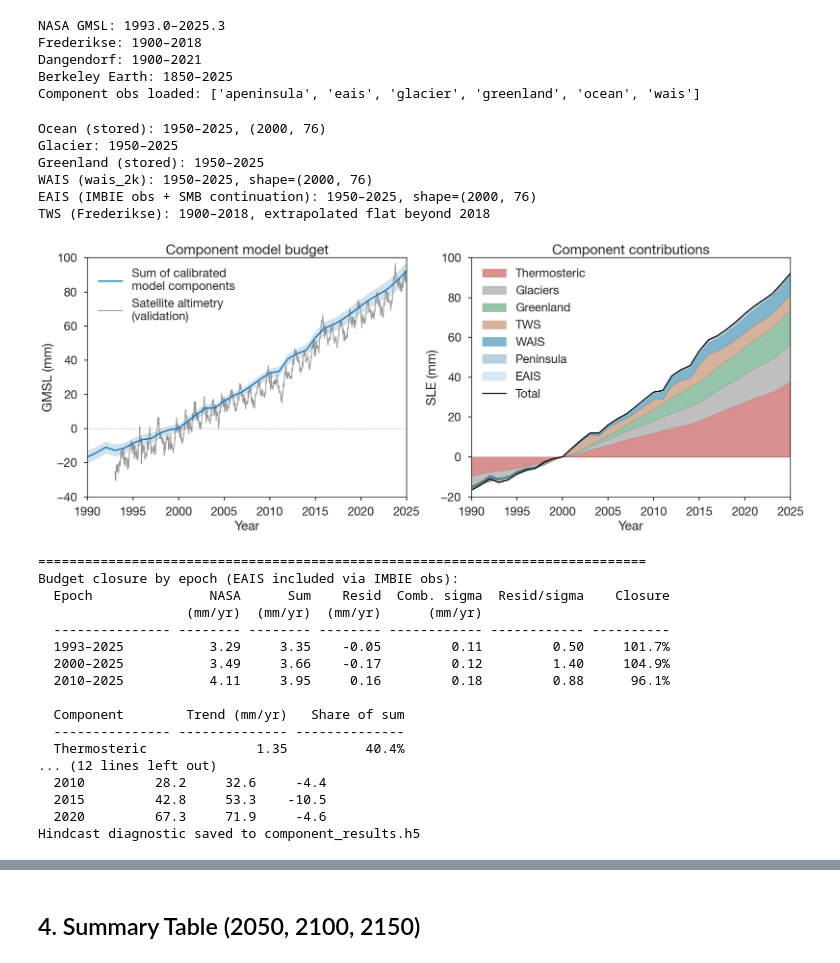
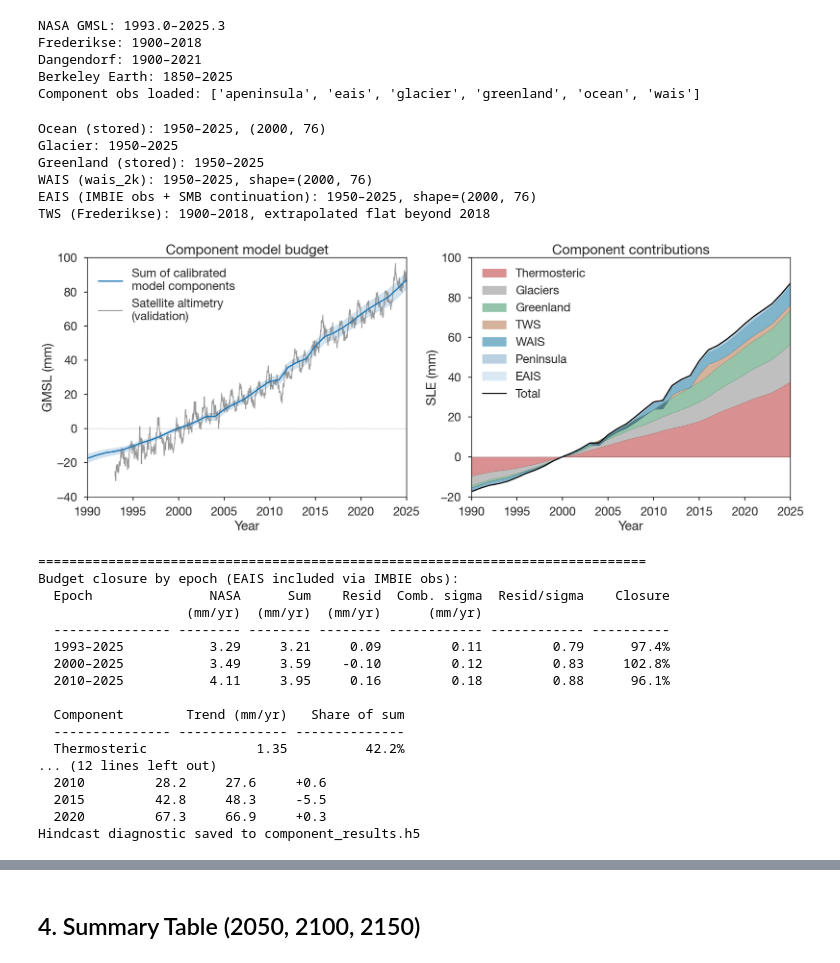
Before and after one commit to bminchew/GMSLR_forecast_v1, a Jupyter notebook: slr_forecast/notebooks/component_summation.ipynb, the cells around one changed output, grey strips where cells are left out. Saved outputs shown, nothing was run; the diff lists cells and outputs as text; code cells hidden in the pictures.

```diff
--- a/slr_forecast/notebooks/component_summation.ipynb
+++ b/slr_forecast/notebooks/component_summation.ipynb
@@ -509,21 +509,38 @@ eais_obs_med = np.median(eais_obs_samples, axis=0)
 print(f'EAIS (IMBIE obs + SMB continuation): '
       f'{hind_years[0]:.0f}–{hind_years[-1]:.0f}, shape={eais_obs_samples.shape}')
 
-# ── TWS: Frederikse (2020) observations ──
-# Use observed TWS (1900–2018) with MC samples drawn from sigma,
-# Extrapolate flat beyond 2018 (last observation).
-fred_tws_raw = df_fred['tws'].values       # meters
+# ── TWS: Frederikse (2020) observations, GRACE era only ──
+# Frederikse's TWS is GRACE-derived only from 2003 onward: "During
+# 2003-2018, we use GRACE and GRACE-FO observations, based on the JPL
+# RL06 mascon solution ... We then split the land-mass changes from
+# GRACE into mass changes from glaciers, ice sheets and TWS" (Methods,
+# Contemporary mass redistribution).  Over 1900-2003 their TWS is a
+# composite of the Humphrey & Gudmundsson (2019) reconstruction, the
+# Chao et al. (2008) reservoir inventory and the Doll/Wada groundwater
+# models -- process models, not measurements.  We adopt only the
+# GRACE-era estimate and set TWS to zero before 2003, rebased so the
+# cumulative is continuous at the cut.  The omission is stated in the
+# text; it biases the pre-2003 sum, and the hindcast is therefore a
+# land-ice + thermosteric test, while the satellite-era budget closure
+# retains the measured TWS term.
+# The column is already an SLR contribution (positive = water in the
+# ocean); see the sign note in the 20th-century hindcast cell.
+TWS_START_YEAR = 2003.0
 fred_tws_sig = df_fred['tws_sigma'].values  # meters
-fred_tws_rb = df_fred['tws'].values - df_fred['tws'].values[idx_fred_bl]
+# Rebase to the GRACE-era start, not to BASELINE_YEAR
+_tws_at_start = np.interp(TWS_START_YEAR, fred_year, df_fred['tws'].values)
+fred_tws_rb = df_fred['tws'].values - _tws_at_start
 
+_grace_era = hind_years >= TWS_START_YEAR
 rng_tws = np.random.default_rng(SEED + 5)
 tws_samples = np.zeros((N_MC, len(hind_years)))
 for k in range(N_MC):
-    # Draw perturbed TWS on Frederikse years, then interpolate to hind_years
     tws_draw = fred_tws_rb + rng_tws.normal(0, fred_tws_sig)
-    tws_samples[k] = np.interp(hind_years, fred_year, tws_draw)
+    tws_samples[k, _grace_era] = np.interp(
+        hind_years[_grace_era], fred_year, tws_draw)
 
-tws_med = np.interp(hind_years, fred_year, fred_tws_rb)
+tws_med = np.zeros(len(hind_years))
+tws_med[_grace_era] = np.interp(hind_years[_grace_era], fred_year, fred_tws_rb)
 print(f'TWS (Frederikse): {fred_year[0]:.0f}–{fred_year[-1]:.0f}, '
       f'extrapolated flat beyond 2018')
 
@@ -742,50 +759,50 @@ with h5py.File(H5_PATH, 'a') as _hf:
     _hg.create_dataset('hind_years', data=hind_years)
     _hg.create_dataset('total_med', data=total_med)
     _hg.create_dataset('total_p5', data=total_p5)
     _hg.create_dataset('total_p17', data=total_p17)
     _hg.create_dataset('total_p83', data=total_p83)
     _hg.create_dataset('total_p95', data=total_p95)
     # Per-component medians for stacking
     _hg.create_dataset('ocean_med', data=ocean_med_interp)
     _hg.create_dataset('glacier_med', data=glacier_hind['median'])
     _hg.create_dataset('greenland_med', data=gr_med)
     _hg.create_dataset('tws_med', data=tws_med)
     _hg.create_dataset('wais_med', data=wais_med)
     _hg.create_dataset('peninsula_med', data=apen_hind['median'])
     _hg.create_dataset('eais_med', data=eais_hind['median'])
     _hg.create_dataset('eais_obs_med', data=eais_obs_med)
     # Budget-closure total: all components, EAIS included via IMBIE obs
     # (used for the closure diagnostic and Fig. 3f)
     _hg.create_dataset('total_budget_med', data=total_budget_med)
     _hg.create_dataset('total_budget_p5', data=total_budget_p5)
     _hg.create_dataset('total_budget_p17', data=total_budget_p17)
     _hg.create_dataset('total_budget_p83', data=total_budget_p83)
     _hg.create_dataset('total_budget_p95', data=total_budget_p95)
 print('Hindcast diagnostic saved to component_results.h5')
 # %% [output]
 Ocean (stored): 1950–2025, (2000, 76)
 Glacier: 1950–2025
 Greenland (stored): 1950–2025
 WAIS (wais_2k): 1950–2025, shape=(2000, 76)
 EAIS (IMBIE obs + SMB continuation): 1950–2025, shape=(2000, 76)
 TWS (Frederikse): 1900–2018, extrapolated flat beyond 2018
-[figure, old version]
+[figure, new version]
 ==============================================================================
 Budget closure by epoch (EAIS included via IMBIE obs):
   Epoch               NASA      Sum    Resid  Comb. sigma  Resid/sigma    Closure
                    (mm/yr)  (mm/yr)  (mm/yr)      (mm/yr)
   --------------- -------- -------- -------- ------------ ------------ ----------
-  1993–2025           3.29     3.35    -0.05         0.11         0.50     101.7%
-  2000–2025           3.49     3.66    -0.17         0.12         1.40     104.9%
+  1993–2025           3.29     3.21     0.09         0.11         0.79      97.4%
+  2000–2025           3.49     3.59    -0.10         0.12         0.83     102.8%
   2010–2025           4.11     3.95     0.16         0.18         0.88      96.1%
 
   Component        Trend (mm/yr)   Share of sum
   --------------- -------------- --------------
-  Thermosteric              1.35          40.4%
+  Thermosteric              1.35          42.2%
 ... (12 lines left out)
-  2010         28.2     32.6     -4.4
-  2015         42.8     53.3    -10.5
-  2020         67.3     71.9     -4.6
+  2010         28.2     27.6     +0.6
+  2015         42.8     48.3     -5.5
+  2020         67.3     66.9     +0.3
 Hindcast diagnostic saved to component_results.h5
 # %%
 # ── 20th century hindcast: rate-space blending ──
```
Also changed, not shown: parts of 5 cells of this notebook, 26 other files.
